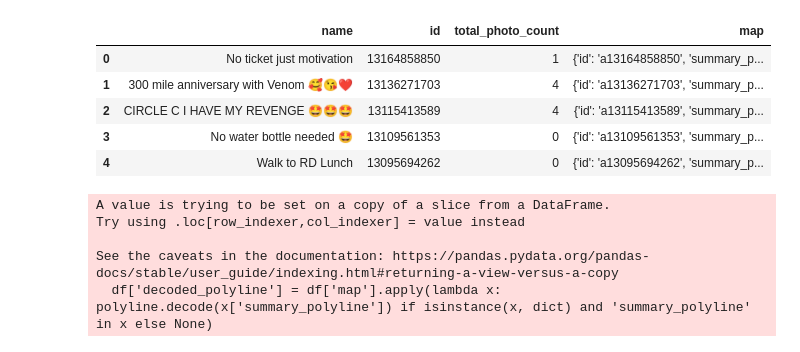
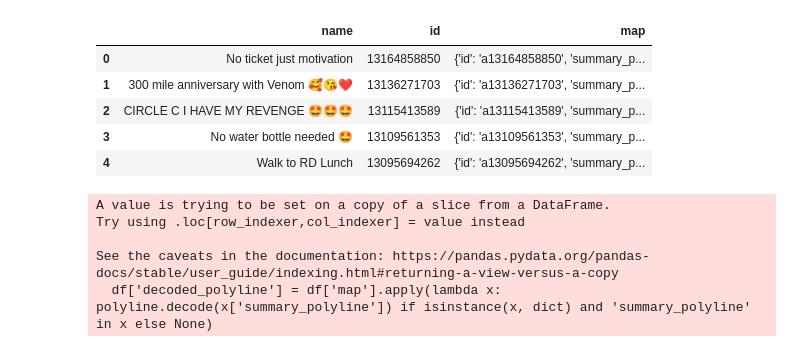
Before and after one commit to achen632/strava, a Jupyter notebook: main.ipynb, the cells around one changed output. Saved outputs shown, nothing was run; the diff lists cells and outputs as text; code cells hidden in the pictures.

```diff
--- a/main.ipynb
+++ b/main.ipynb
@@ -9,15 +13,15 @@ from tqdm import tqdm
 # %%
 json = get_activities(100)
 activities = pd.DataFrame(json)
-df = activities[['name', 'id', 'total_photo_count', 'map']]
+df = activities[['name', 'id', 'map']]
 df.head()
 # %% [output]
-|  | name | id | total_photo_count | map |
-| 0 | No ticket just motivation | 13164858850 | 1 | {'id': 'a13164858850', 'summary_p... |
-| 1 | 300 mile anniversary with Venom 🥰😘❤️ | 13136271703 | 4 | {'id': 'a13136271703', 'summary_p... |
-| 2 | CIRCLE C I HAVE MY REVENGE 🤩🤩🤩 | 13115413589 | 4 | {'id': 'a13115413589', 'summary_p... |
-| 3 | No water bottle needed 🤩 | 13109561353 | 0 | {'id': 'a13109561353', 'summary_p... |
-| 4 | Walk to RD Lunch | 13095694262 | 0 | {'id': 'a13095694262', 'summary_p... |
+|  | name | id | map |
+| 0 | No ticket just motivation | 13164858850 | {'id': 'a13164858850', 'summary_p... |
+| 1 | 300 mile anniversary with Venom 🥰😘❤️ | 13136271703 | {'id': 'a13136271703', 'summary_p... |
+| 2 | CIRCLE C I HAVE MY REVENGE 🤩🤩🤩 | 13115413589 | {'id': 'a13115413589', 'summary_p... |
+| 3 | No water bottle needed 🤩 | 13109561353 | {'id': 'a13109561353', 'summary_p... |
+| 4 | Walk to RD Lunch | 13095694262 | {'id': 'a13095694262', 'summary_p... |
 # %%
 # Convert polyline to list of coordinates
 df['decoded_polyline'] = df['map'].apply(lambda x: polyline.decode(x['summary_polyline']) if isinstance(x, dict) and 'summary_polyline' in x else None)
```
Also changed, not shown: parts of 2 cells of this notebook.
